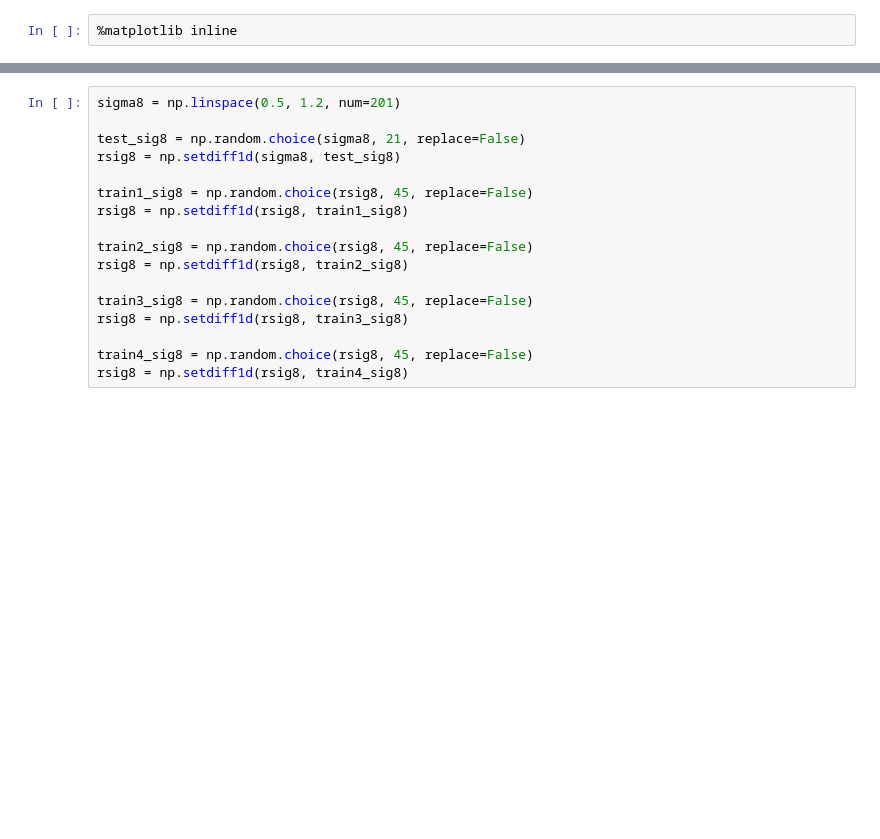
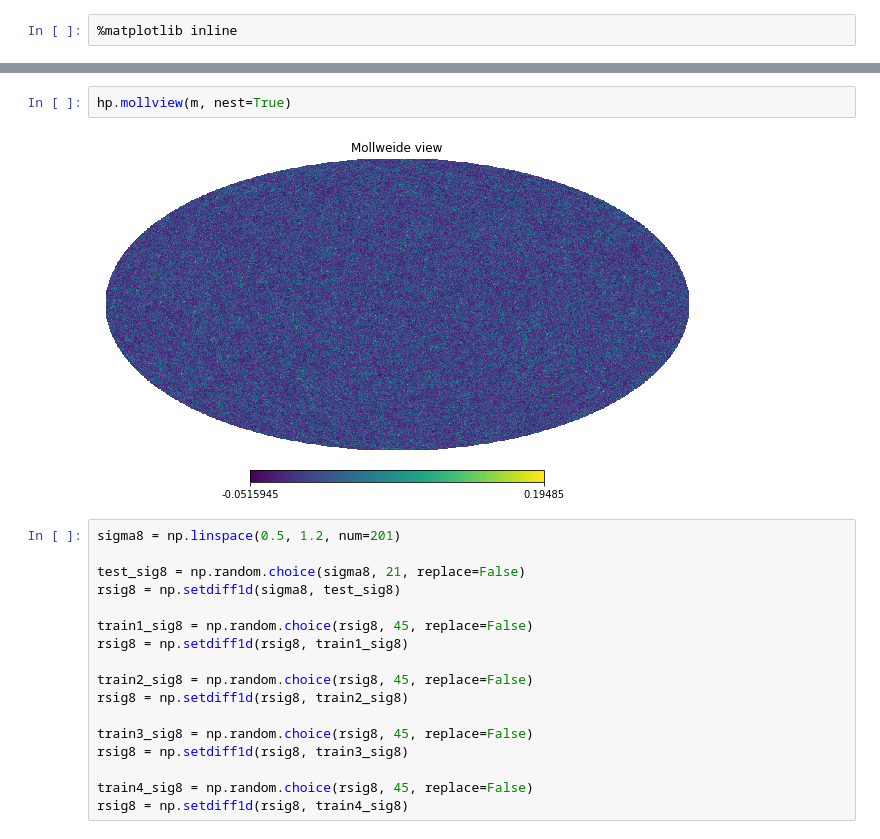
Before and after one commit to adiraju21s/deep_dss, a Jupyter notebook: notebooks/FLASK v2.ipynb, the cells around one changed output, grey strips where cells are left out. Cells and saved outputs as stored; diff of their text form; blank space fills up the shorter version.

```diff
--- a/notebooks/FLASK v2.ipynb
+++ b/notebooks/FLASK v2.ipynb
@@ -15,3 +23,7 @@ import matplotlib.pyplot as plt
+# %%
+hp.mollview(m, nest=True)
+# %% [output]
+[figure, added]
 # %%
 sigma8 = np.linspace(0.5, 1.2, num=201)
 
```
Also changed, not shown: parts of 3 cells of this notebook.
